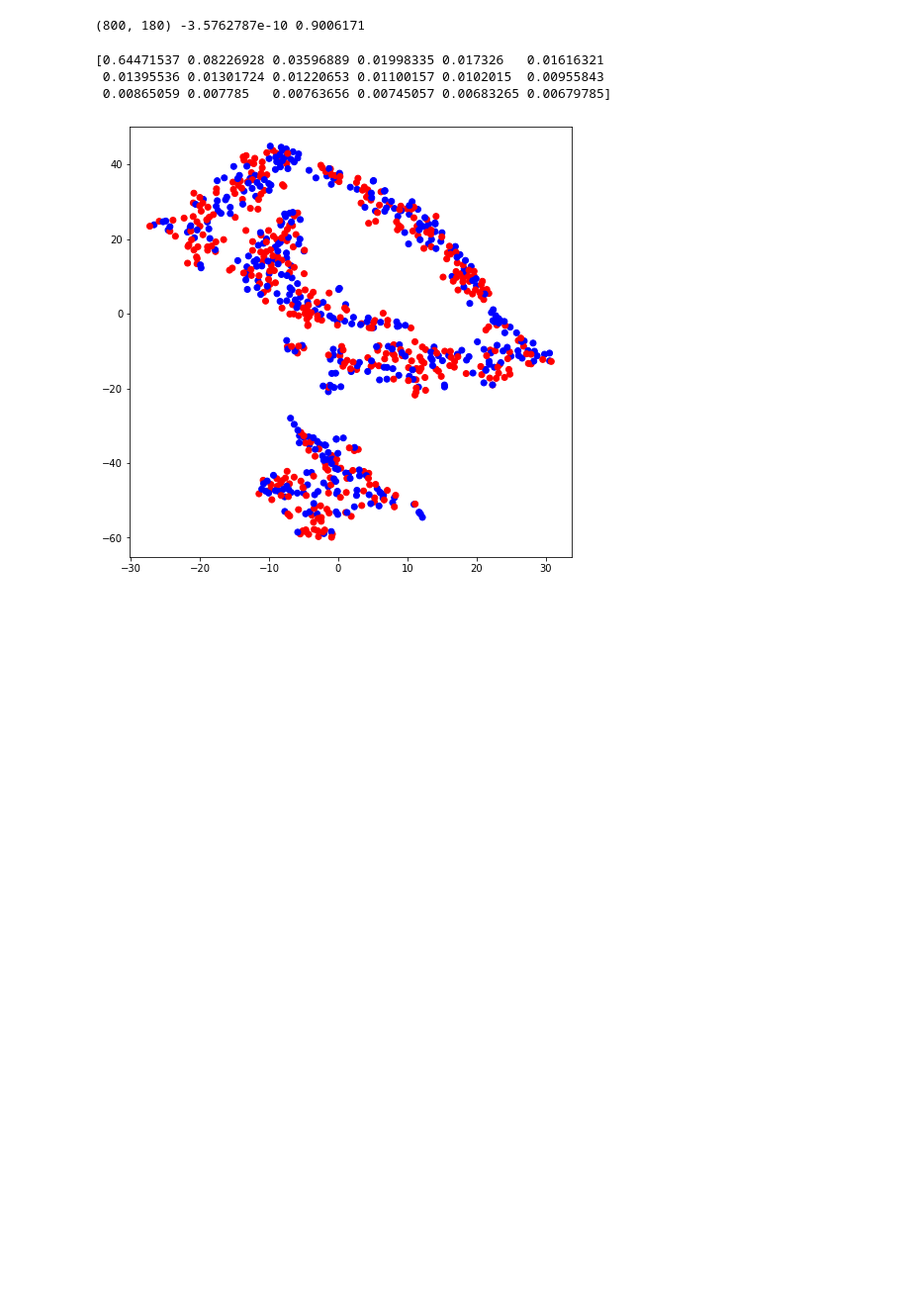
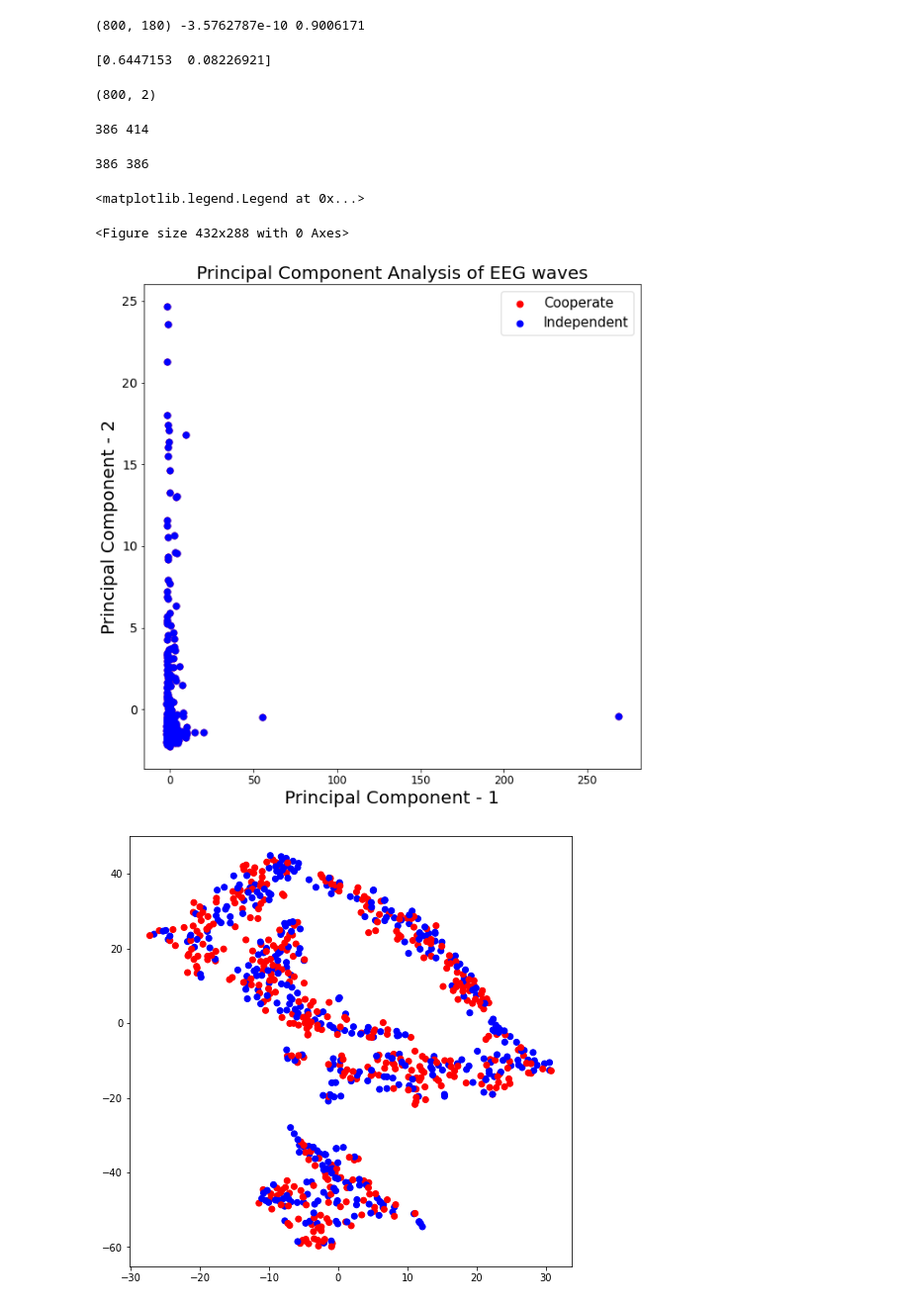
Before and after one commit to Syed-Osama-Hussain/Imagined-Speech-Prediction-from-EEG, a Jupyter notebook: Long_words_PCA_TSNE.ipynb, the cells around one changed output. Shown at 99% size. Drawn from its saved outputs; the diff is of its cells as text; code cells hidden in the pictures; blank space fills up the shorter version.

Commit message:
PCA scatter plot - to be fixed

```diff
--- a/Long_words_PCA_TSNE.ipynb
+++ b/Long_words_PCA_TSNE.ipynb
@@ -238,14 +238,53 @@ print(standardData.shape,np.mean(standardData),np.std(standardData))
 (800, 180) -3.5762787e-10 0.9006171
 # %%
 from sklearn.decomposition import PCA
-pca = PCA(n_components=18)
+pca = PCA(n_components=2)
 principal_components = pca.fit_transform(standardData)
 # %%
 print(pca.explained_variance_ratio_)
 # %% [output]
-[0.64471537 0.08226928 0.03596889 0.01998335 0.017326   0.01616321
- 0.01395536 0.01301724 0.01220653 0.01100157 0.0102015  0.00955843
- 0.00865059 0.007785   0.00763656 0.00745057 0.00683265 0.00679785]
+[0.6447153  0.08226921]
+# %%
+print(principal_components.shape)
+# %% [output]
+(800, 2)
+# %%
+c1 = []
+c2 = []
+for i in range(len(train_labels)):
+    output_class = np.argmax(train_labels[i])
+    if(output_class == 0):
+        c1.append(principal_components[i])
+    else:
+        c2.append(principal_components[i])
+print(len(c1),len(c2))
+# %% [output]
+386 414
+# %%
+c2 = c2[:386]
+# %%
+print(len(c1),len(c2))
+# %% [output]
+386 386
+# %%
+plt.figure()
+plt.figure(figsize=(10,10))
+plt.xticks(fontsize=12)
+plt.yticks(fontsize=14)
+plt.xlabel('Principal Component - 1',fontsize=20)
+plt.ylabel('Principal Component - 2',fontsize=20)
+plt.title("Principal Component Analysis of EEG waves",fontsize=20)
+targets = ['Cooperate', 'Independent']
+colors = ['r', 'b']
+for target, color in zip(targets,colors):
+    # indicesToKeep = breast_dataset['label'] == target
+    plt.scatter(c1, c2, c = color, s = 50)
+
+plt.legend(targets,prop={'size': 15})
+# %% [output]
+<matplotlib.legend.Legend at 0x...>
+<Figure size 432x288 with 0 Axes>
+[figure, added]
 # %%
 color_intermediates = []
 for i in range(len(train_labels)):
```
